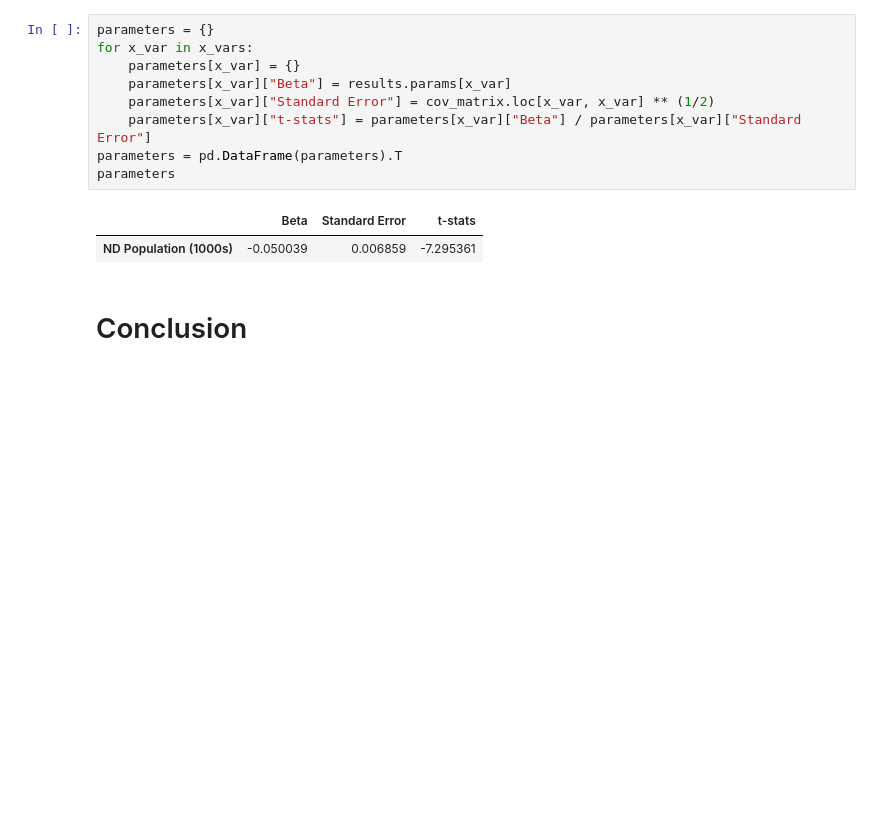
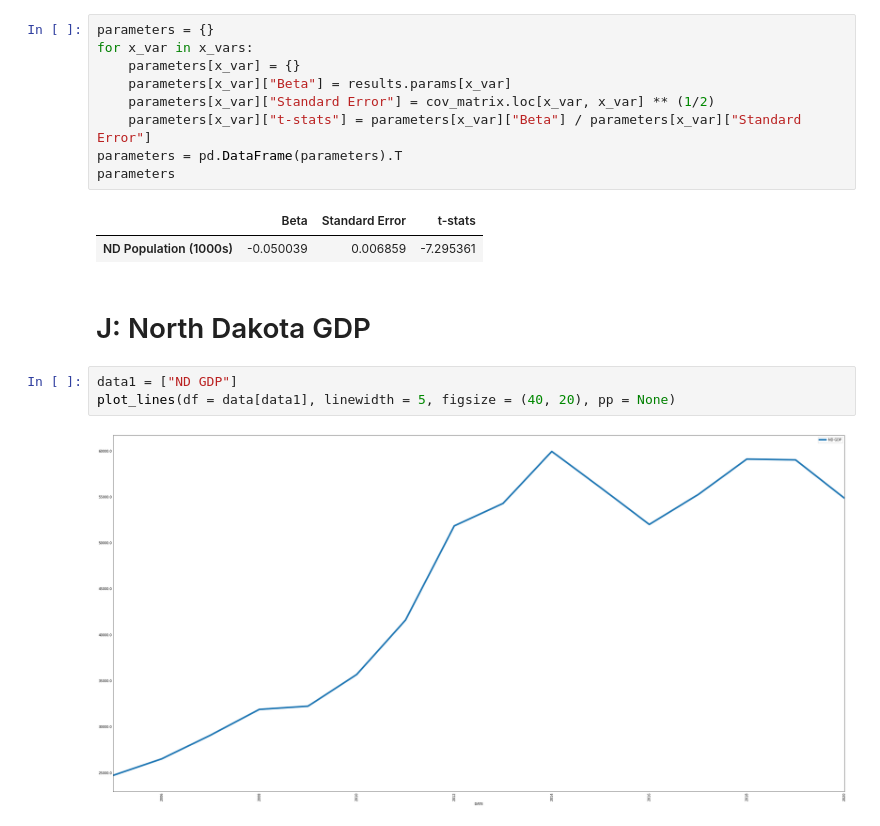
Before and after one commit to cadenwurzbacher/Computational-Economics-Submissions, a Jupyter notebook: FP/An Analysis of North Dakota Homeownership Rates.ipynb, the cells around one changed output. Saved outputs shown, nothing was run; the diff lists cells and outputs as text; blank space fills up the shorter version.

```diff
--- a/FP/An Analysis of North Dakota Homeownership Rates.ipynb
+++ b/FP/An Analysis of North Dakota Homeownership Rates.ipynb
@@ -382,5 +333,10 @@ parameters
 # %% [output]
 |  | Beta | Standard Error | t-stats |
 | ND Population (1000s) | -0.050039 | 0.006859 | -7.295361 |
-# %% [markdown]
-# Conclusion
+# %% [markdown]
+# J: North Dakota GDP
+# %%
+data1 = ["ND GDP"]
+plot_lines(df = data[data1], linewidth = 5, figsize = (40, 20), pp = None)
+# %% [output]
+[figure, added]
```
Also changed, not shown: parts of 46 cells of this notebook.
